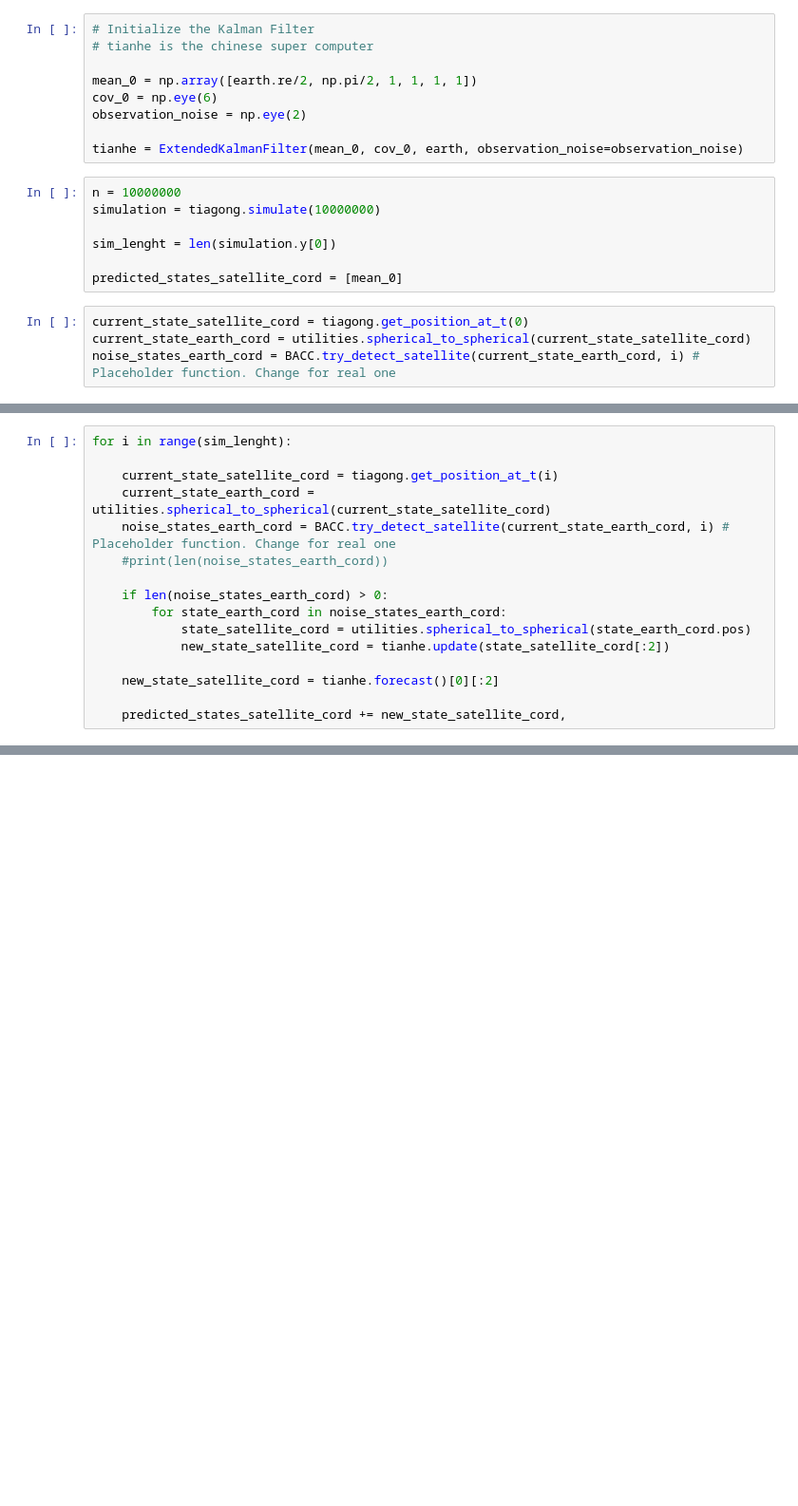
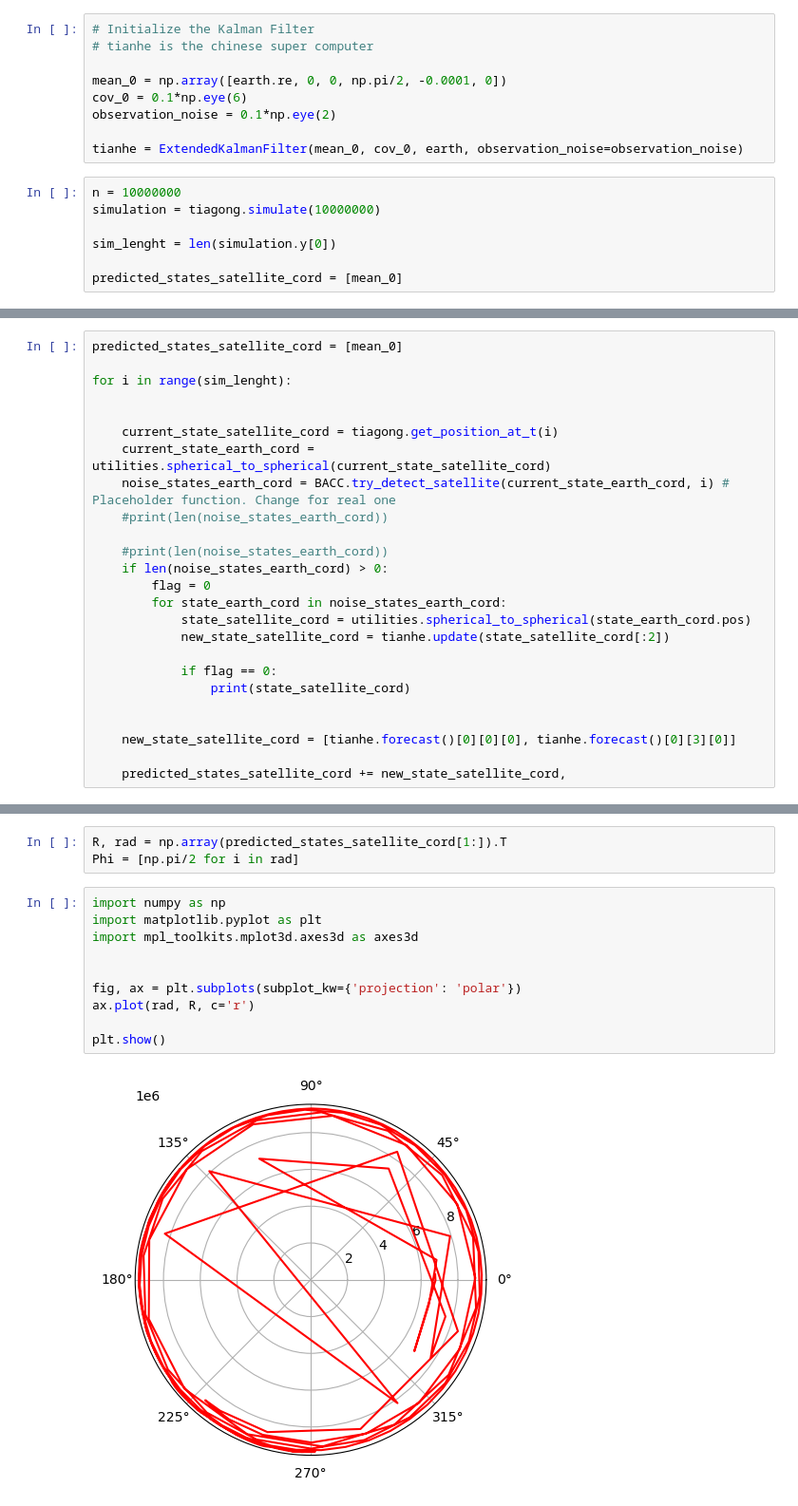
Before and after one commit to Tiangong-PMSC-Group/Satellite-Project, a Jupyter notebook: main_tests.ipynb, the cells around one changed output, grey strips where cells are left out. Shown at 95% size. Cells and saved outputs as stored; diff of their text form; blank space fills up the shorter version.

```diff
--- a/main_tests.ipynb
+++ b/main_tests.ipynb
@@ -53,9 +50,9 @@ R
 # Initialize the Kalman Filter
 # tianhe is the chinese super computer
 
-mean_0 = np.array([earth.re/2, np.pi/2, 1, 1, 1, 1])
-cov_0 = np.eye(6)
-observation_noise = np.eye(2)
+mean_0 = np.array([earth.re, 0, 0, np.pi/2, -0.0001, 0])
+cov_0 = 0.1*np.eye(6)
+observation_noise = 0.1*np.eye(2)
 
 tianhe = ExtendedKalmanFilter(mean_0, cov_0, earth, observation_noise=observation_noise)
 # %%
@@ -65,7 +62,3 @@ simulation = tiagong.simulate(10000000)
 sim_lenght = len(simulation.y[0])
 
 predicted_states_satellite_cord = [mean_0]
-# %%
-current_state_satellite_cord = tiagong.get_position_at_t(0)
-current_state_earth_cord = utilities.spherical_to_spherical(current_state_satellite_cord)
-noise_states_earth_cord = BACC.try_detect_satellite(current_state_earth_cord, i) # Placeholder function. Change for real one
@@ -87,16 +85,25 @@ noise_states_earth_cord
 # %%
+predicted_states_satellite_cord = [mean_0]
+
 for i in range(sim_lenght):
+
 
     current_state_satellite_cord = tiagong.get_position_at_t(i)
     current_state_earth_cord = utilities.spherical_to_spherical(current_state_satellite_cord)
     noise_states_earth_cord = BACC.try_detect_satellite(current_state_earth_cord, i) # Placeholder function. Change for real one
     #print(len(noise_states_earth_cord))
 
+    #print(len(noise_states_earth_cord))
     if len(noise_states_earth_cord) > 0:
+        flag = 0
         for state_earth_cord in noise_states_earth_cord:
             state_satellite_cord = utilities.spherical_to_spherical(state_earth_cord.pos)
             new_state_satellite_cord = tianhe.update(state_satellite_cord[:2])
 
-    new_state_satellite_cord = tianhe.forecast()[0][:2]
+            if flag == 0:
+                print(state_satellite_cord)
+
+
+    new_state_satellite_cord = [tianhe.forecast()[0][0][0], tianhe.forecast()[0][3][0]]
 
     predicted_states_satellite_cord += new_state_satellite_cord,
@@ -122,0 +153,15 @@ predicted_states_satellite_cord
+# %%
+R, rad = np.array(predicted_states_satellite_cord[1:]).T
+Phi = [np.pi/2 for i in rad]
+# %%
+import numpy as np
+import matplotlib.pyplot as plt
+import mpl_toolkits.mplot3d.axes3d as axes3d
+
+
+fig, ax = plt.subplots(subplot_kw={'projection': 'polar'})
+ax.plot(rad, R, c='r')
+
+plt.show()
+# %% [output]
+[figure, added]
```
Also changed, not shown: parts of 8 cells of this notebook, 2 other files.
